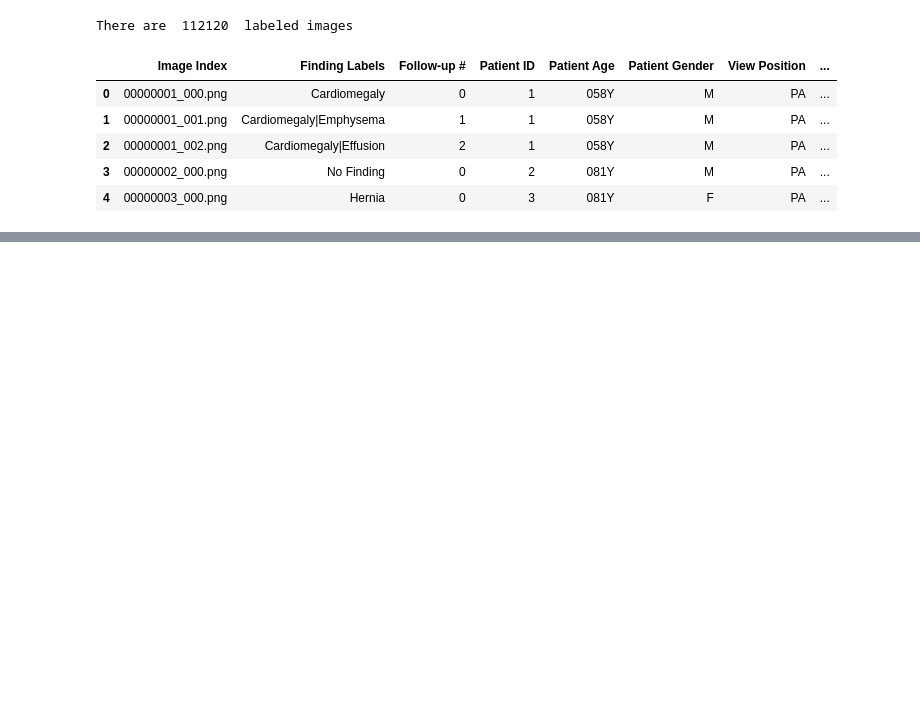
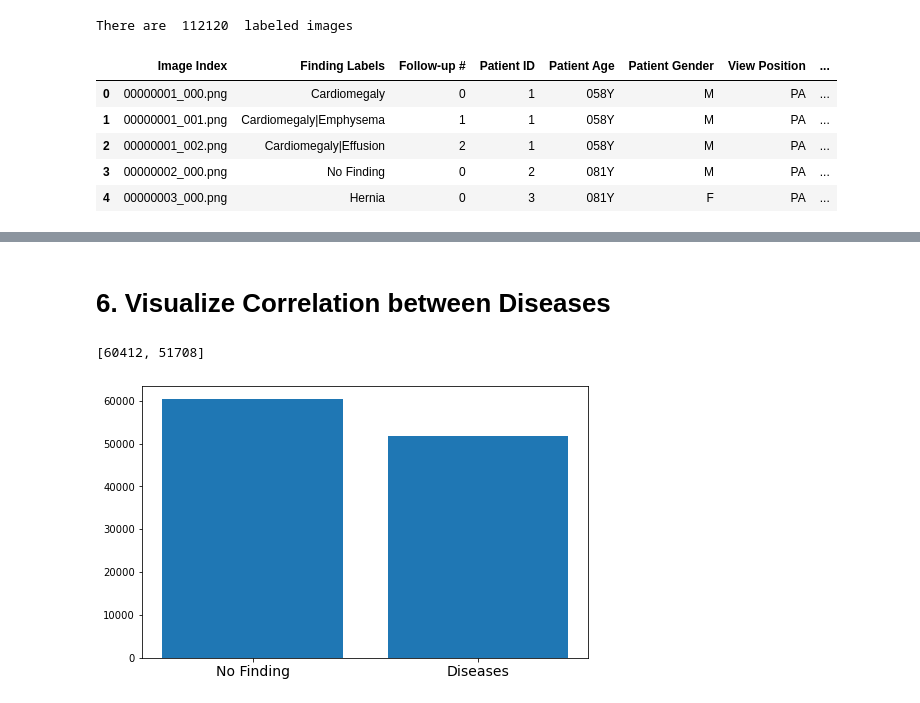
Before and after one commit to YanCote/IFT6268-simclr, a Jupyter notebook: notebooks/0.0_xray_data_exploration.ipynb, the cells around one changed output, grey strips where cells are left out. Drawn from its saved outputs; the diff is of its cells as text; code cells hidden in the pictures; blank space fills up the shorter version.

```diff
--- a/notebooks/0.0_xray_data_exploration.ipynb
+++ b/notebooks/0.0_xray_data_exploration.ipynb
@@ -172,0 +188,16 @@ profile.to_file("chest_xray_exploration.html")
+# %% [markdown]
+# 6. Visualize Correlation between Diseases
+# %%
+count_disease = []
+for column in df_disease.columns:
+    count_disease.append(df_disease[df_disease[column]==1][column].count())
+dist = [count_disease[10],len(df_disease) - count_disease[10]]
+plt.figure(figsize=(8,5))
+plt.bar(range(len(dist)), dist, align='center')
+plt.xticks(range(len(dist)), ['No Finding', 'Diseases'], size='small', fontsize=14)
+plt.savefig('binary distribution')
+print(dist)
+plt.show()
+# %% [output]
+[60412, 51708]
+[figure, added]
```
Also changed, not shown: parts of 22 cells of this notebook, 5 other files.
